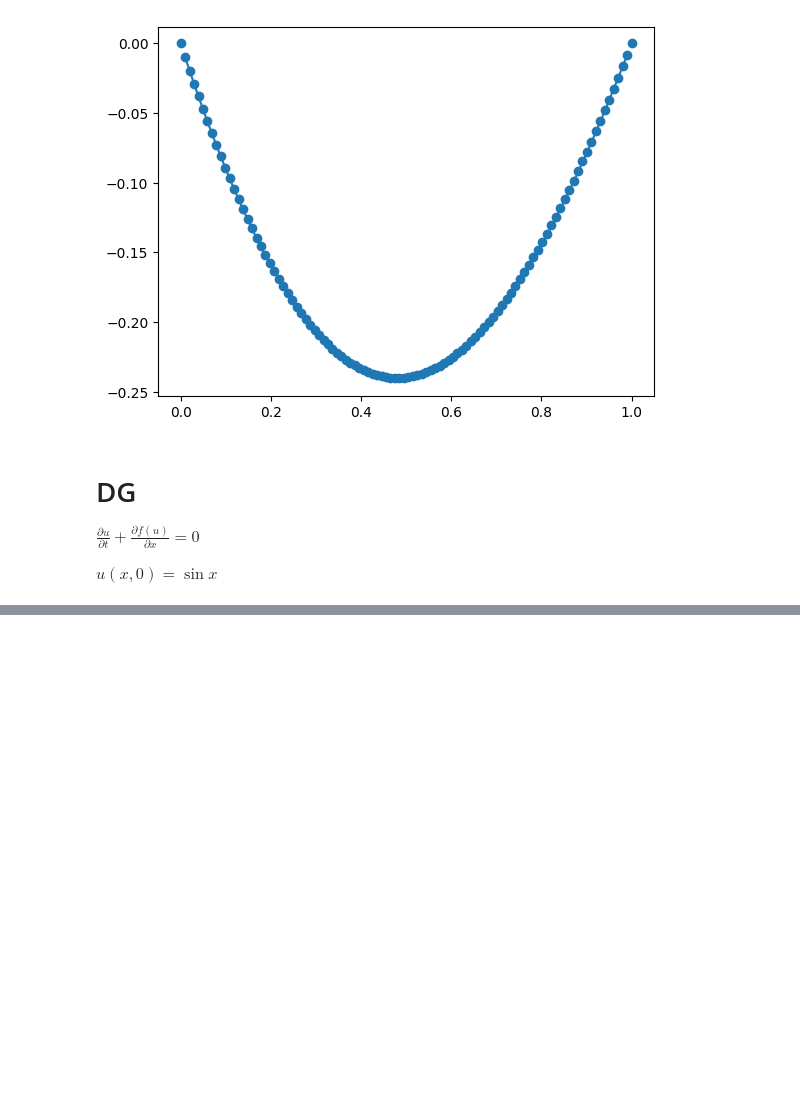
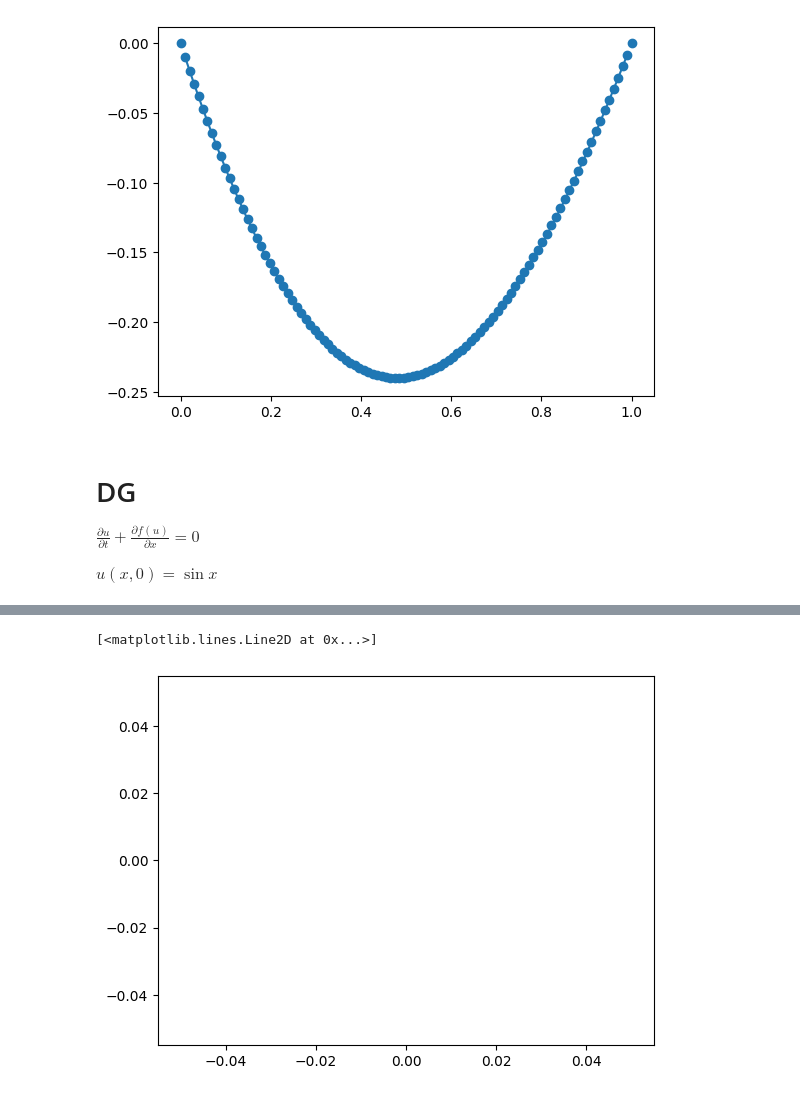
Before and after one commit to xiaoxiami-zyx/DG, a Jupyter notebook: 1D_FEM_DG.ipynb, the cells around one changed output, grey strips where cells are left out. Saved outputs shown, nothing was run; the diff lists cells and outputs as text; code cells hidden in the pictures; blank space fills up the shorter version.

```diff
--- a/1D_FEM_DG.ipynb
+++ b/1D_FEM_DG.ipynb
@@ -90,9 +90,16 @@ Nx = 100
 k = 2 # 多项式阶数
 NumGLP = 2*k + 1 # 高斯积分点数
 dimPk = k + 1 # Pk空间维数
-CFL = 0.2
+CFL = 0.1
 
 xa = 0
 xb = 2 * np.pi
 bcL = 1
 bcR = 1
+t_end = 2 * np.pi
+
+hx = (xb - xa) / Nx
+h1 = hx / 2
+
+x = np.linspace(xa, xb, Nx+1)
+xc = np.linspace(xa + h1, xb - h1, Nx)
@@ -98,0 +207,14 @@ bcR = 1
+# %%
+dt = CFL * hx
+t = 0
+
+while t < t_end:
+    t += dt
+
+    delta_u = Lh(uh)
+    uh += dt * delta_u
+# %%
+plt.plot(xc, uh[:,0])
+# %% [output]
+[<matplotlib.lines.Line2D at 0x...>]
+[figure, added]
```
Also changed, not shown: parts of 5 cells of this notebook.
